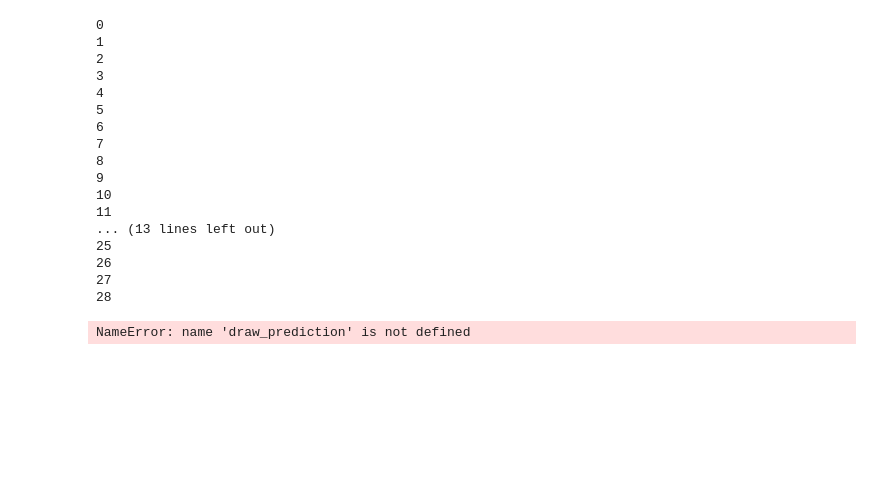
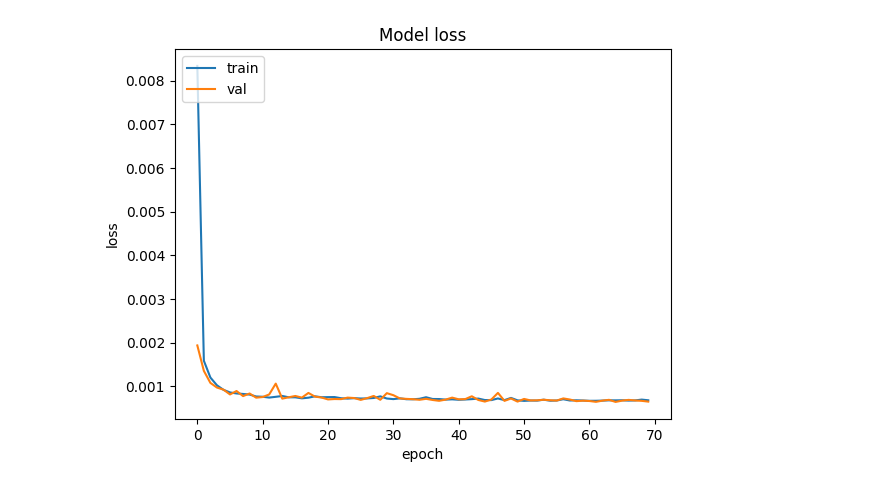
Before and after one commit to tpitois/multi_agents_system_SIT, a Jupyter notebook: notebooks/multi_patch_dense.ipynb, the cells around one changed output. Cells and saved outputs as stored; diff of their text form; code cells hidden in the pictures; blank space fills up the shorter version.

```diff
--- a/notebooks/multi_patch_dense.ipynb
+++ b/notebooks/multi_patch_dense.ipynb
@@ -29,6 +29,25 @@ def predict(X, models, scaler):
     Y_pred_trans_extended = np.concatenate([Y_pred_trans, np.zeros((Y_pred_trans.shape[0], X.shape[1]-Y_pred_trans.shape[1]))], axis=1)
     Y_pred = scaler.inverse_transform(Y_pred_trans_extended)[:, :Y_pred_trans.shape[1]]
     return Y_pred
+# %%
+def get_model(N, X, Y):
+    model = Sequential([
+        Input(shape=X.shape[1:]),
+        Dense(N),
+        Dense(Y.shape[1])
+    ])
+    model.summary()
+    model.compile(optimizer='adam', loss='mean_squared_error', metrics=['accuracy'])
+    checkpoint = ModelCheckpoint(
+        "toto.keras",
+        #f"{folder_name}/{patch}.keras",  # Filepath to save the best model
+        monitor="val_loss",  # Metric to monitor (e.g., validation accuracy)
+        save_best_only=True,  # Save only the best model
+        mode="min",  # "max" if monitoring validation accuracy, "min" for loss
+        verbose=0  # Display messages when saving
+    )
+    model.fit(X, Y, epochs=70, batch_size=75, validation_split=0.2, verbose=0, callbacks=[checkpoint])
+    return model
 # %%
 def next_state(state, next_sterile_pop, model):
     return np.concatenate([model.predict(state, verbose=0)] + [next_sterile_pop], axis=1).reshape(1, -1)
@@ -67 +94,5 @@ model = get_model(1000, X_trans, Y_trans)
+# %%
+plot_loss(model)
+# %% [output]
+[figure, added]
 # %%
@@ -75,26 +104,0 @@ plot_model(get_model(N_NEURAL, X_trans, Y_trans, i, f"../models/{DATASET_NAME}")
-# %%
-X_test, Y_test = read_simulation(f"{DATASET_PATH}/test/1")
-X_test = X_test[:30, :]
-Y_test = Y_test[:30, :]
-Y_pred = moving_predict(X_test, model, scaler)
-for i in range(10):
-    draw_prediction(Y_test, Y_pred, i)
-# %% [output]
-0
-1
-2
-3
-4
-5
-6
-7
-8
-9
-10
-11
-... (13 lines left out)
-25
-26
-27
-28
-NameError: name 'draw_prediction' is not defined
```
Also changed, not shown: parts of 9 cells of this notebook, 8 other files.
